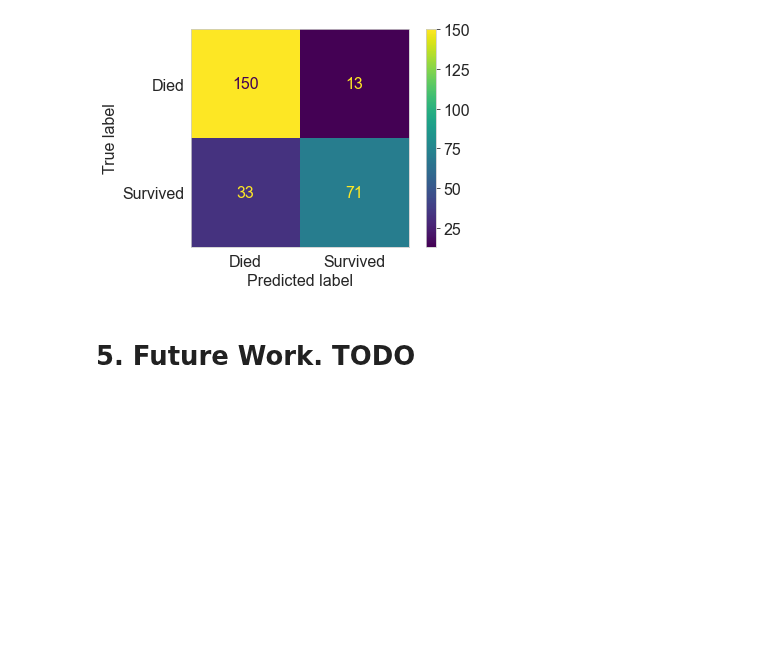
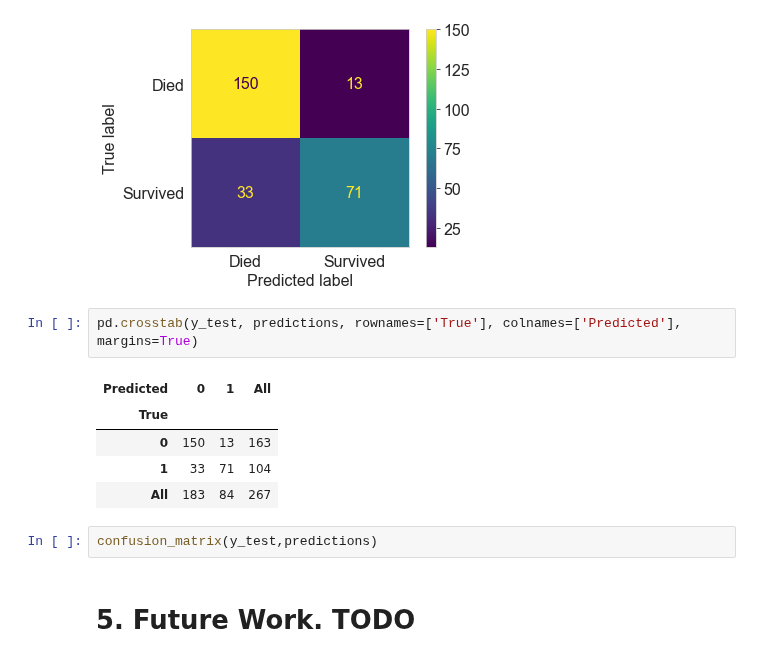
Before and after one commit to kevinprinsloo/My_Machine_Learning_Notebooks, a Jupyter notebook: Logistic_Regression/Titanic_Notes.ipynb, the cells around one changed output. Saved outputs shown, nothing was run; the diff lists cells and outputs as text; blank space fills up the shorter version.

```diff
--- a/Logistic_Regression/Titanic_Notes.ipynb
+++ b/Logistic_Regression/Titanic_Notes.ipynb
@@ -483,6 +487,16 @@ plt.grid(False)
 plt.rcParams.update({'font.size': 16})
 # %% [output]
 [figure]
+# %%
+pd.crosstab(y_test, predictions, rownames=['True'], colnames=['Predicted'], margins=True)
+# %% [output]
+| Predicted | 0 | 1 | All |
+| True |  |  |  |
+| 0 | 150 | 13 | 163 |
+| 1 | 33 | 71 | 104 |
+| All | 183 | 84 | 267 |
+# %%
+confusion_matrix(y_test,predictions)
 # %% [markdown]
 <a id="t5."></a>
 # 5. Future Work. TODO
```
Also changed, not shown: parts of 2 cells of this notebook.
